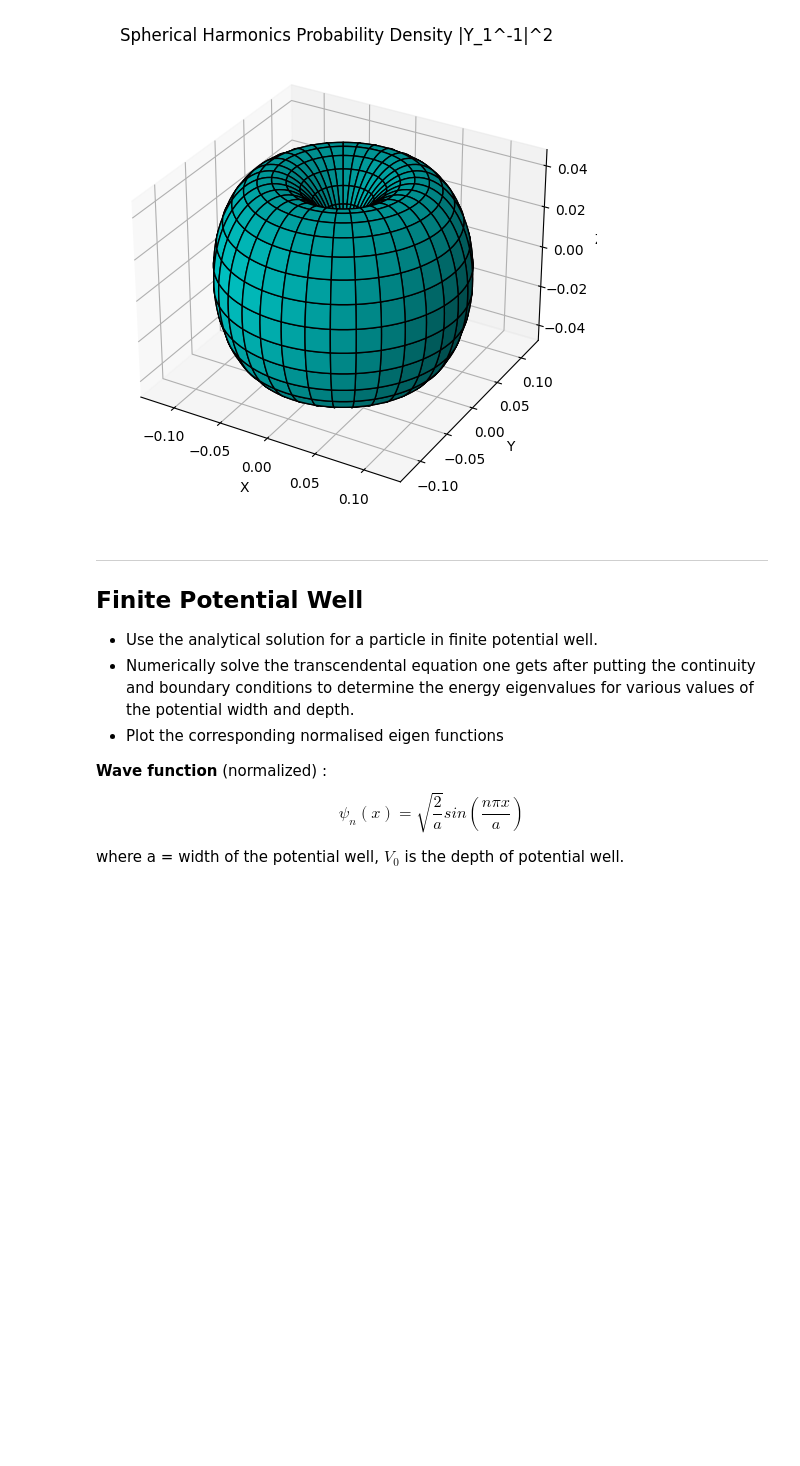
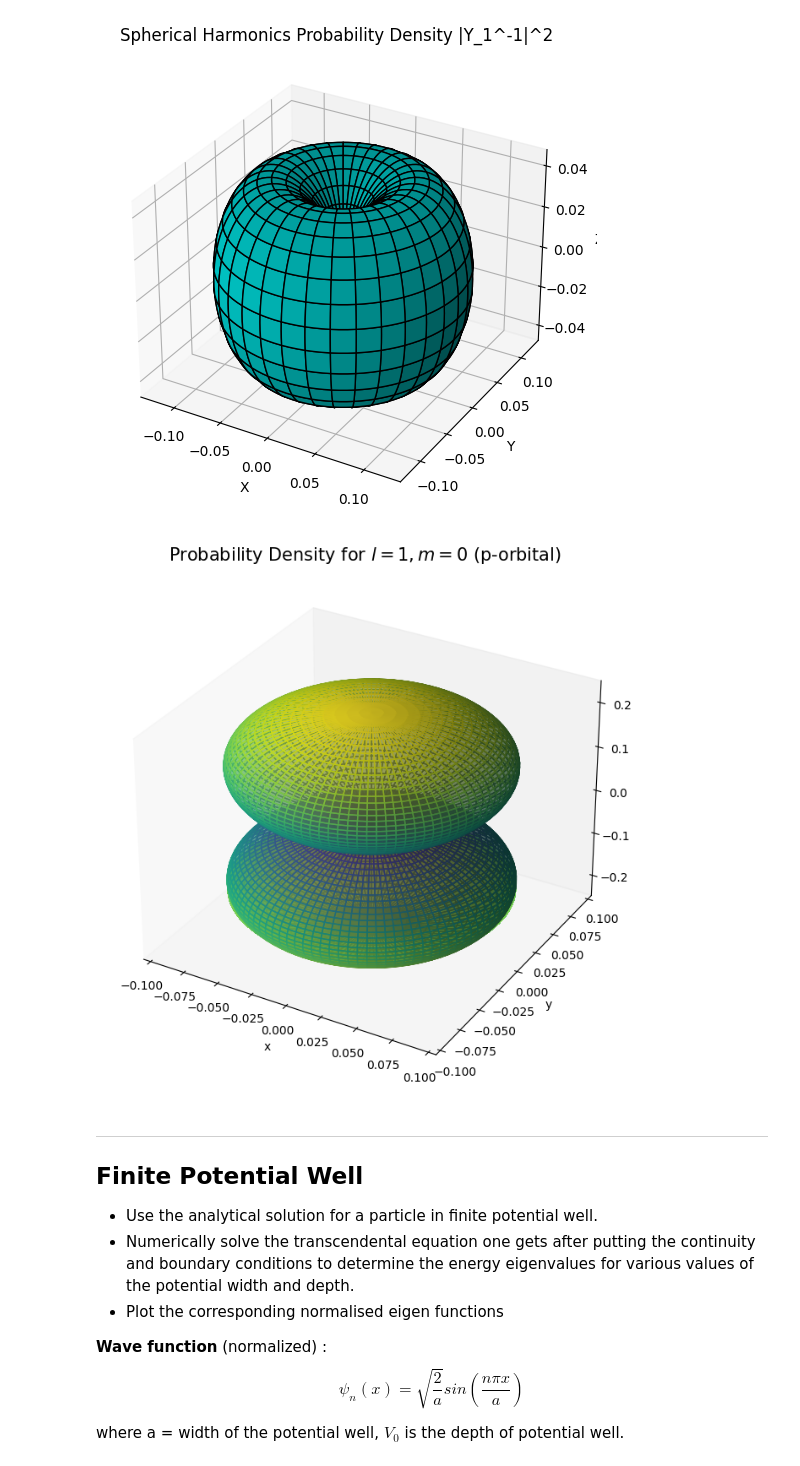
Before and after one commit to navgaur/QM1_UGCF, a Jupyter notebook: Quantum_Mech_1_UGCF.ipynb, the cells around one changed output. Cells and saved outputs as stored; diff of their text form; code cells hidden in the pictures; blank space fills up the shorter version.

```diff
--- a/Quantum_Mech_1_UGCF.ipynb
+++ b/Quantum_Mech_1_UGCF.ipynb
@@ -163,6 +163,51 @@ ax.set_title(f'Spherical Harmonics Probability Density |Y_{l}^{m}|^2')
 plt.show()
 # %% [output]
 [figure]
+# %%
+import numpy as np
+import matplotlib.pyplot as plt
+from scipy.special import sph_harm
+
+# Define the grid in spherical coordinates
+theta = np.linspace(0, np.pi, 100)
+phi = np.linspace(0, 2 * np.pi, 100)
+theta, phi = np.meshgrid(theta, phi)
+
+# Quantum numbers
+l = 1
+m = 0
+
+# Spherical harmonics
+Y_lm = sph_harm(m, l, phi, theta)
+
+# Radial part - assuming R(r) is 1 for simplicity
+r = np.abs(Y_lm)**2
+
+# Convert spherical coordinates to Cartesian for plotting
+x = r * np.sin(theta) * np.cos(phi)
+y = r * np.sin(theta) * np.sin(phi)
+z = r * np.cos(theta)
+
+# Plotting
+fig = plt.figure(figsize=(8, 8))
+ax = fig.add_subplot(111, projection='3d')
+
+# Plot the surface
+ax.plot_surface(x, y, z, facecolors=plt.cm.viridis(r / r.max()), rstride=1, cstride=1, antialiased=True, alpha=0.5)
+
+# Optional: plot the contour of the probability density
+ax.contourf(x, y, z, 50, cmap='viridis', offset=-0.15, alpha=0.9)
+
+# Set plot parameters
+ax.set_title(r'Probability Density for $l=1, m=0$ (p-orbital)', fontsize=15)
+ax.set_xlabel('x')
+ax.set_ylabel('y')
+ax.set_zlabel('z')
+ax.grid(False)
+
+plt.show()
+# %% [output]
+[figure, added]
 # %% [markdown]
 ---
 ## **Finite Potential Well**
```
